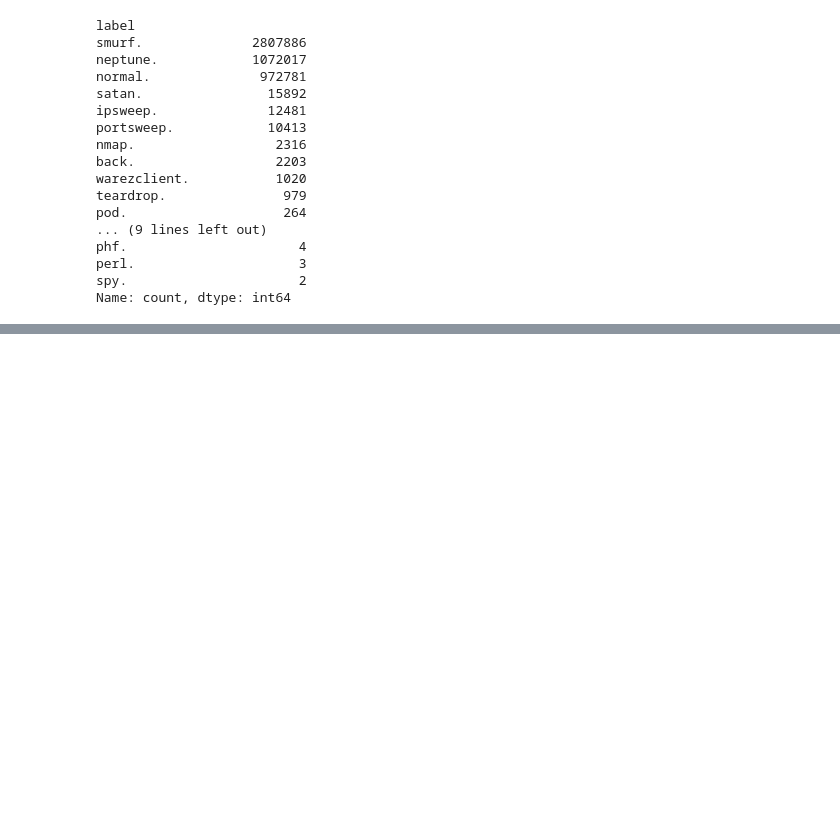
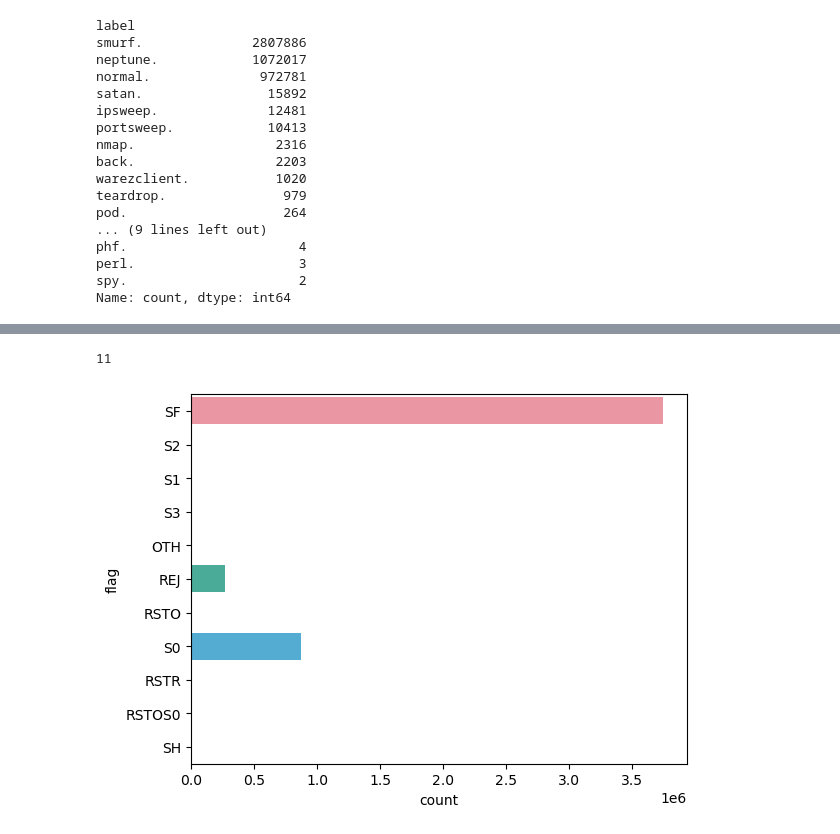
Before and after one commit to JOSHIK27/MSc-Dissertation, a Jupyter notebook: notebooks/01-Exploratory Data Analysis/EDA-KDDCUP99.ipynb, the cells around one changed output, grey strips where cells are left out. Drawn from its saved outputs; the diff is of its cells as text; code cells hidden in the pictures; blank space fills up the shorter version.

```diff
--- a/notebooks/01-Exploratory Data Analysis/EDA-KDDCUP99.ipynb
+++ b/notebooks/01-Exploratory Data Analysis/EDA-KDDCUP99.ipynb
@@ -251,0 +245,9 @@ num_duplicate_rows,
+# %%
+df["flag"].nunique()
+# %% [output]
+11
+# %%
+sns.countplot(df, y = 'flag')
+plt.show()
+# %% [output]
+[figure, added]
```
Also changed, not shown: parts of 29 cells of this notebook.
